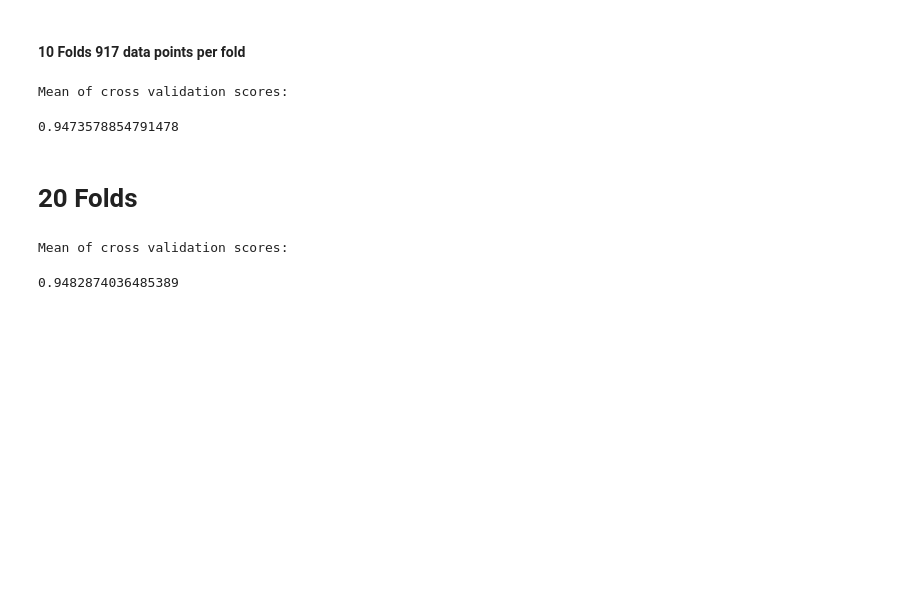
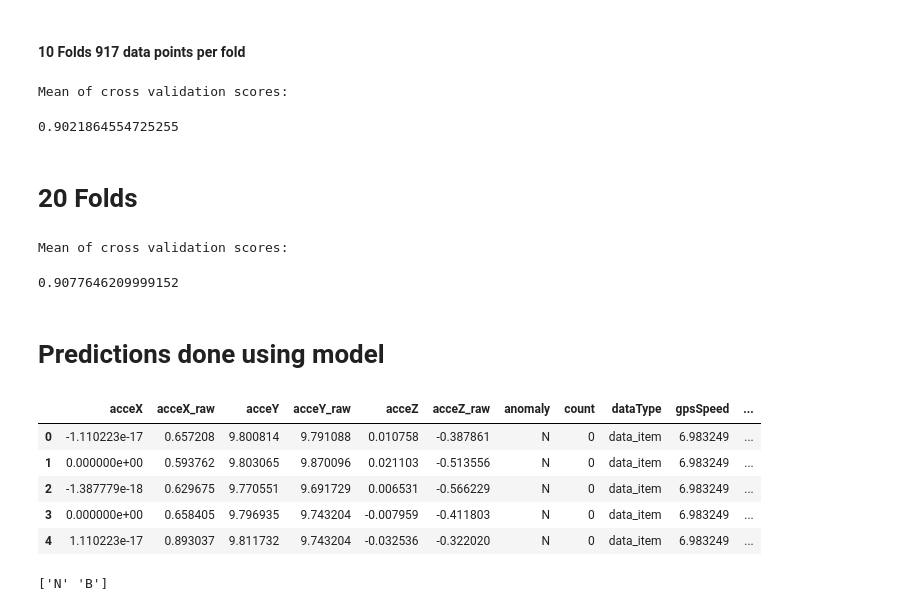
Before and after one commit to codemogroup/ML_Project, a Jupyter notebook: AnomalyDetector.ipynb, the cells around one changed output. Cells and saved outputs as stored; diff of their text form; code cells hidden in the pictures; blank space fills up the shorter version.

```diff
--- a/AnomalyDetector.ipynb
+++ b/AnomalyDetector.ipynb
@@ -401,20 +403,37 @@ Mean of cross validation scores:
 # %% [markdown]
 #### 10 Folds 917 data points per fold
 # %%
-cross_validation_scores = cross_val_score(forestModel, x ,y, cv=10 )
+cross_validation_scores = cross_val_score(forestModel, x_os,y_os, cv=10 )
 cross_validation_scores
 print("Mean of cross validation scores: ")
 np.mean(cross_validation_scores)
 # %% [output]
 Mean of cross validation scores:
-0.9473578854791478
+0.9021864554725255
 # %% [markdown]
 # 20 Folds
 # %%
-cross_validation_scores = cross_val_score(forestModel, x ,y, cv=20 )
+cross_validation_scores = cross_val_score(forestModel, x_os,y_os, cv=20 )
 cross_validation_scores
 print("Mean of cross validation scores: ")
 np.mean(cross_validation_scores)
 # %% [output]
 Mean of cross validation scores:
-0.9482874036485389
+0.9077646209999152
+# %% [markdown]
+# Predictions done using model
+# %%
+file_name_test1= "PredictingData/j7ThalallaRandom2.json"
+data_test1 = pd.read_json(file_name_test1)
+data_test1.head(5)
+# %% [output]
+|  | acceX | acceX_raw | acceY | acceY_raw | acceZ | acceZ_raw | anomaly | count | dataType | gpsSpeed | ... |
+| 0 | -1.110223e-17 | 0.657208 | 9.800814 | 9.791088 | 0.010758 | -0.387861 | N | 0 | data_item | 6.983249 | ... |
+| 1 | 0.000000e+00 | 0.593762 | 9.803065 | 9.870096 | 0.021103 | -0.513556 | N | 0 | data_item | 6.983249 | ... |
+| 2 | -1.387779e-18 | 0.629675 | 9.770551 | 9.691729 | 0.006531 | -0.566229 | N | 0 | data_item | 6.983249 | ... |
+| 3 | 0.000000e+00 | 0.658405 | 9.796935 | 9.743204 | -0.007959 | -0.411803 | N | 0 | data_item | 6.983249 | ... |
+| 4 | 1.110223e-17 | 0.893037 | 9.811732 | 9.743204 | -0.032536 | -0.322020 | N | 0 | data_item | 6.983249 | ... |
+# %%
+print(data_test1['anomaly'].unique())
+# %% [output]
+['N' 'B']
```
Also changed, not shown: parts of 27 cells of this notebook, 3 other files.
